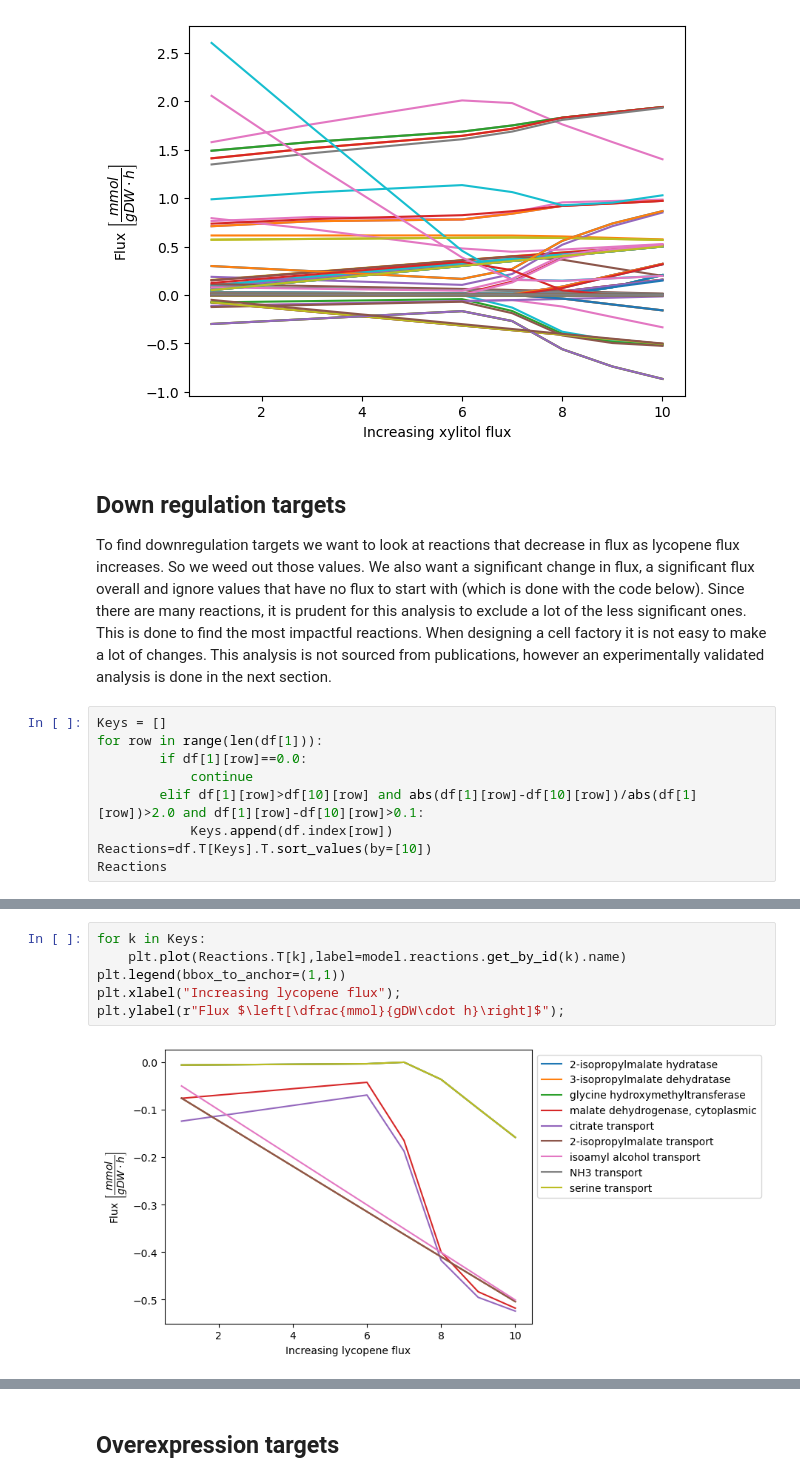
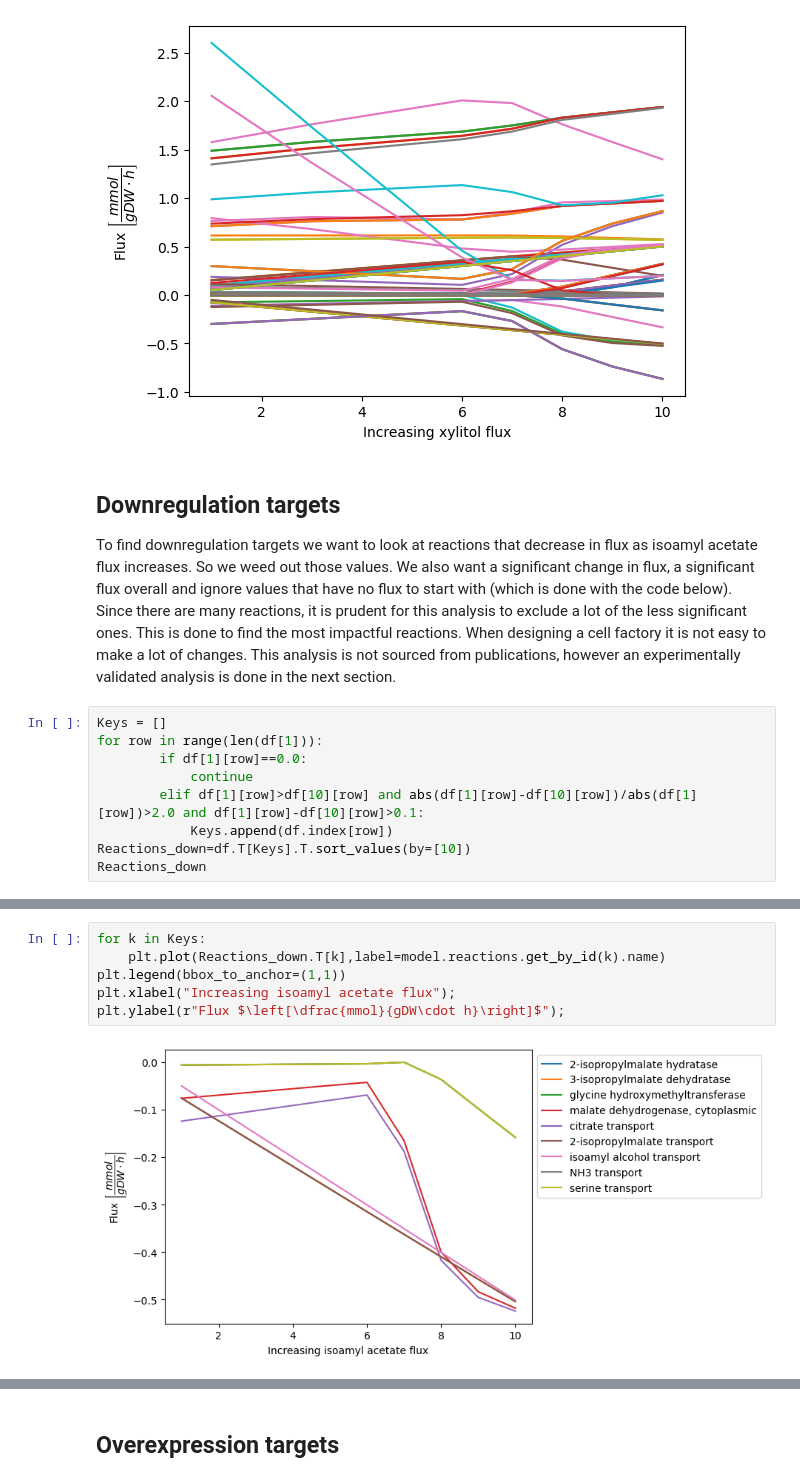
Before and after one commit to 27410/group-assingment-team11, a Jupyter notebook: 05_Gene_target_analysis.ipynb, the cells around one changed output, grey strips where cells are left out. Cells and saved outputs as stored; diff of their text form.

```diff
--- a/05_Gene_target_analysis.ipynb
+++ b/05_Gene_target_analysis.ipynb
@@ -37,9 +43,9 @@ plt.ylabel(r"Flux $\left[\dfrac{mmol}{gDW\cdot h}\right]$");
 # %% [output]
 [figure]
 # %% [markdown]
-## Down regulation targets
+## Downregulation targets
 
-To find downregulation targets we want to look at reactions that decrease in flux as lycopene flux increases. So we weed out those values. We also want a significant change in flux, a significant flux overall and ignore values that have no flux to start with (which is done with the code below). Since there are many reactions, it is prudent for this analysis to exclude a lot of the less significant ones. This is done to find the most impactful reactions. When designing a cell factory it is not easy to make a lot of changes. This analysis is not sourced from publications, however an experimentally validated analysis is done in the next section.
+To find downregulation targets we want to look at reactions that decrease in flux as isoamyl acetate flux increases. So we weed out those values. We also want a significant change in flux, a significant flux overall and ignore values that have no flux to start with (which is done with the code below). Since there are many reactions, it is prudent for this analysis to exclude a lot of the less significant ones. This is done to find the most impactful reactions. When designing a cell factory it is not easy to make a lot of changes. This analysis is not sourced from publications, however an experimentally validated analysis is done in the next section.
 # %%
 Keys = []
 for row in range(len(df[1])):
@@ -47,8 +53,8 @@ for row in range(len(df[1])):
             continue
         elif df[1][row]>df[10][row] and abs(df[1][row]-df[10][row])/abs(df[1][row])>2.0 and df[1][row]-df[10][row]>0.1:
             Keys.append(df.index[row])
-Reactions=df.T[Keys].T.sort_values(by=[10])
-Reactions
+Reactions_down=df.T[Keys].T.sort_values(by=[10])
+Reactions_down
 # %% [output]
 |  | 1 | 2 | 3 | 4 | 5 | 6 | 7 | 8 | 9 | 10 |
 | r_1126 | -0.124107 | -0.113112 | -0.102116 | -0.091121 | -0.080125 | -0.069130 | -0.187347 | -0.417198 | -0.495187 | -0.524184 |
@@ -62,10 +68,10 @@ Reactions
 | r_2045 | -0.005926 | -0.005401 | -0.004876 | -0.004351 | -0.003826 | -0.003301 | -0.000011 | -0.036263 | -0.097605 | -0.158240 |
 # %%
 for k in Keys:
-    plt.plot(Reactions.T[k],label=model.reactions.get_by_id(k).name)
+    plt.plot(Reactions_down.T[k],label=model.reactions.get_by_id(k).name)
 plt.legend(bbox_to_anchor=(1,1))
-plt.xlabel("Increasing lycopene flux");
+plt.xlabel("Increasing isoamyl acetate flux");
 plt.ylabel(r"Flux $\left[\dfrac{mmol}{gDW\cdot h}\right]$");
 # %% [output]
-[figure, old version]
+[figure, new version]
 # %%
```
Also changed, not shown: parts of 7 cells of this notebook, 6 other files.
